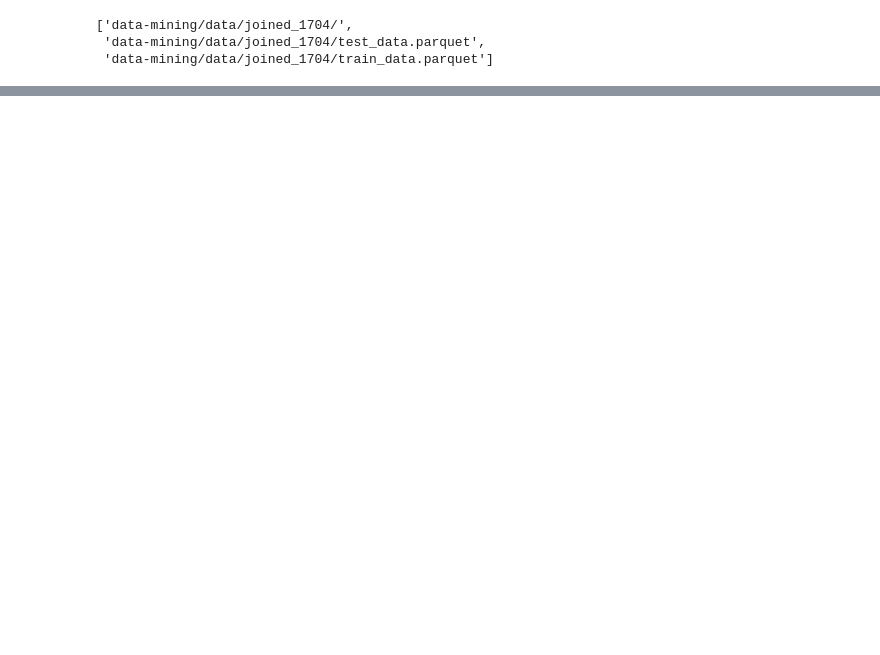
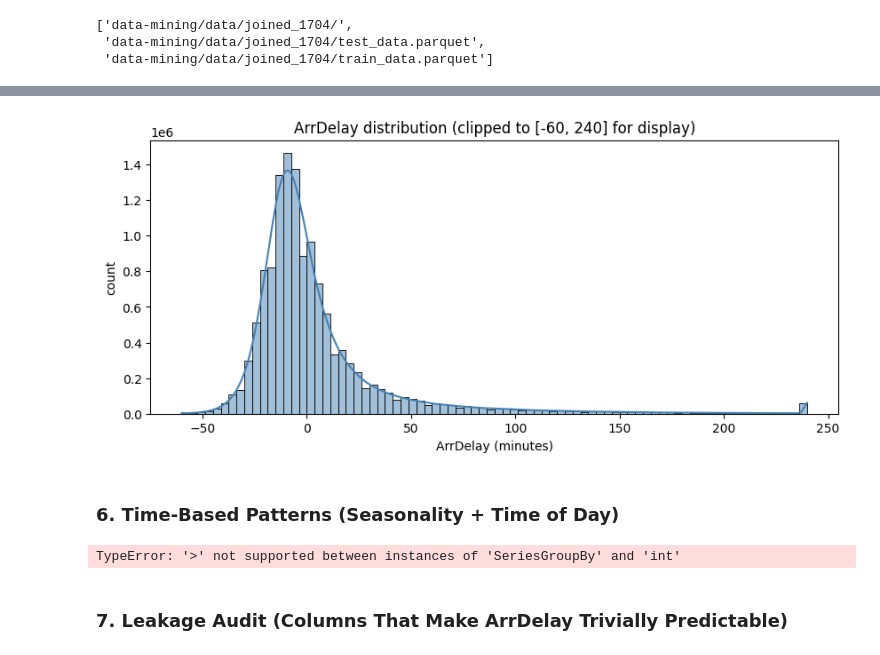
Before and after one commit to jmo2k02/ie500_data_mining_project, a Jupyter notebook: sandbox/jmro/first_eda/initial.ipynb, the cells around one changed output, grey strips where cells are left out. Saved outputs shown, nothing was run; the diff lists cells and outputs as text; code cells hidden in the pictures; blank space fills up the shorter version.

```diff
--- a/sandbox/jmro/first_eda/initial.ipynb
+++ b/sandbox/jmro/first_eda/initial.ipynb
@@ -17,5 +22,6 @@ fs.ls("data-mining/data/joined_1704")
  'data-mining/data/joined_1704/test_data.parquet',
  'data-mining/data/joined_1704/train_data.parquet']
 # %%
-with fs.open("data-mining/data/joined_1704/test_data.parquet", "rb") as f:
-    df = pl.read_parquet(f)
+%%time
+with fs.open("data-mining/data/joined_1704/train_data.parquet", "rb") as f:
+    df = pd.read_parquet(f)
@@ -21,0 +57,2 @@ with fs.open("data-mining/data/joined_1704/test_data.parquet", "rb") as f:
+# %%
+df = df.sort_values(["Dest", "Timestamp"])
@@ -25,0 +117,14 @@ NameError: name 'df' is not defined
+# %%
+target = 'ArrDelay'
+if target not in df.columns:
+    raise KeyError(f"Expected target column '{target}' not found.")
+
+y = df[target]
+print('Rows:', len(df))
+print('ArrDelay missing rate:', float(y.isna().mean()))
+print(y.describe(percentiles=[0.01, 0.05, 0.1, 0.5, 0.9, 0.95, 0.99]))
+
+y_nonnull = y.dropna()
+print('On-time or early (<=0):', float((y_nonnull <= 0).mean()))
+print('Late >15 min:', float((y_nonnull > 15).mean()))
+print('Very late >60 min:', float((y_nonnull > 60).mean()))
@@ -25,0 +166,40 @@ NameError: name 'df' is not defined
+# %%
+import seaborn as sns
+import matplotlib.pyplot as plt
+
+# Display-only clipping keeps plots readable without changing df.
+y_clip = y_nonnull.clip(lower=-60, upper=240)
+
+plt.figure(figsize=(10, 4))
+sns.histplot(y_clip, bins=80, kde=True, color='steelblue')
+plt.title('ArrDelay distribution (clipped to [-60, 240] for display)')
+plt.xlabel('ArrDelay (minutes)')
+plt.ylabel('count')
+plt.show()
+# %% [output]
+[figure, added]
+# %% [markdown]
+### 6. Time-Based Patterns (Seasonality + Time of Day)
+# %%
+# Most downstream EDA should ignore NaN ArrDelay (often cancelled/diverted flights).
+d = df[df[target].notna()]
+
+def delay_summary(g):
+    s = g[target]
+    return (
+        g.size().rename('n')
+        .to_frame()
+        .assign(
+            mean=s.mean(),
+            median=s.median(),
+            p90=s.quantile(0.90),
+            late_gt15_rate=(s > 15).mean(),
+        )
+    )
+
+by_month = delay_summary(d.groupby('Month'))
+by_dow = delay_summary(d.groupby('DayOfWeek'))
+display(by_month)
+display(by_dow)
+# %% [output]
+TypeError: '>' not supported between instances of 'SeriesGroupBy' and 'int'
@@ -25,0 +226,2 @@ NameError: name 'df' is not defined
+# %% [markdown]
+### 7. Leakage Audit (Columns That Make ArrDelay Trivially Predictable)
```
Also changed, not shown: parts of 22 cells of this notebook, 3 other files.
